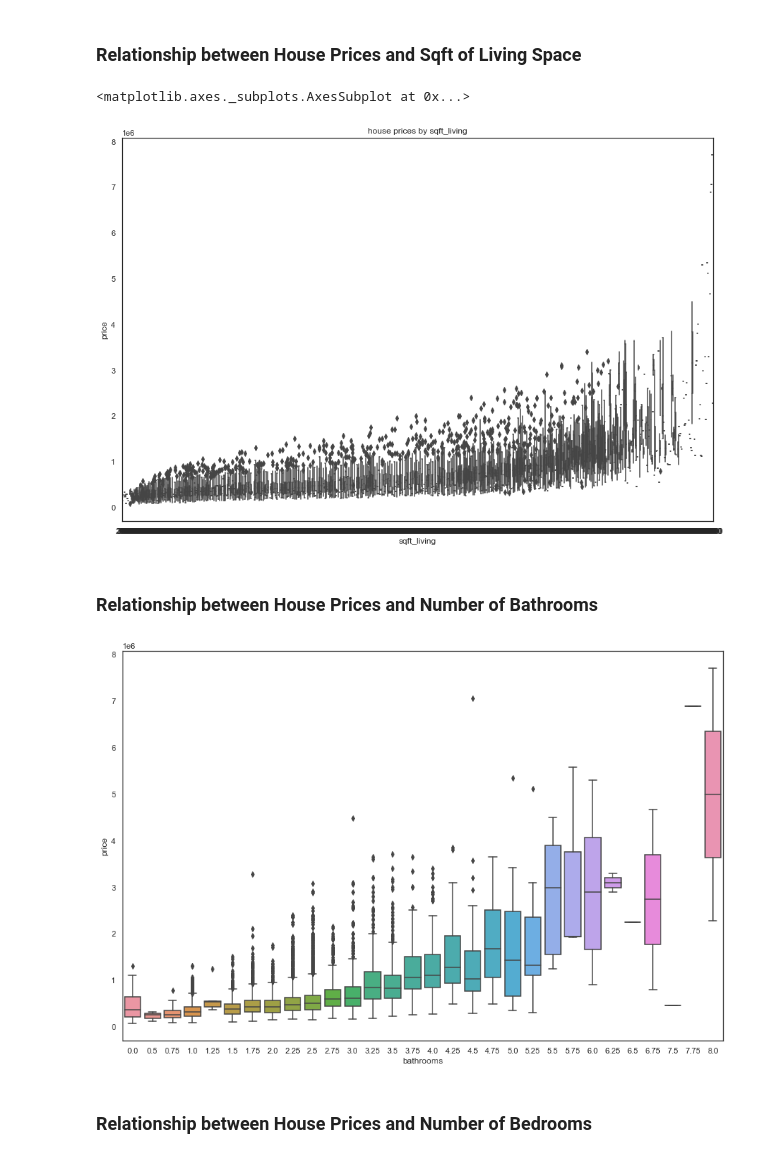
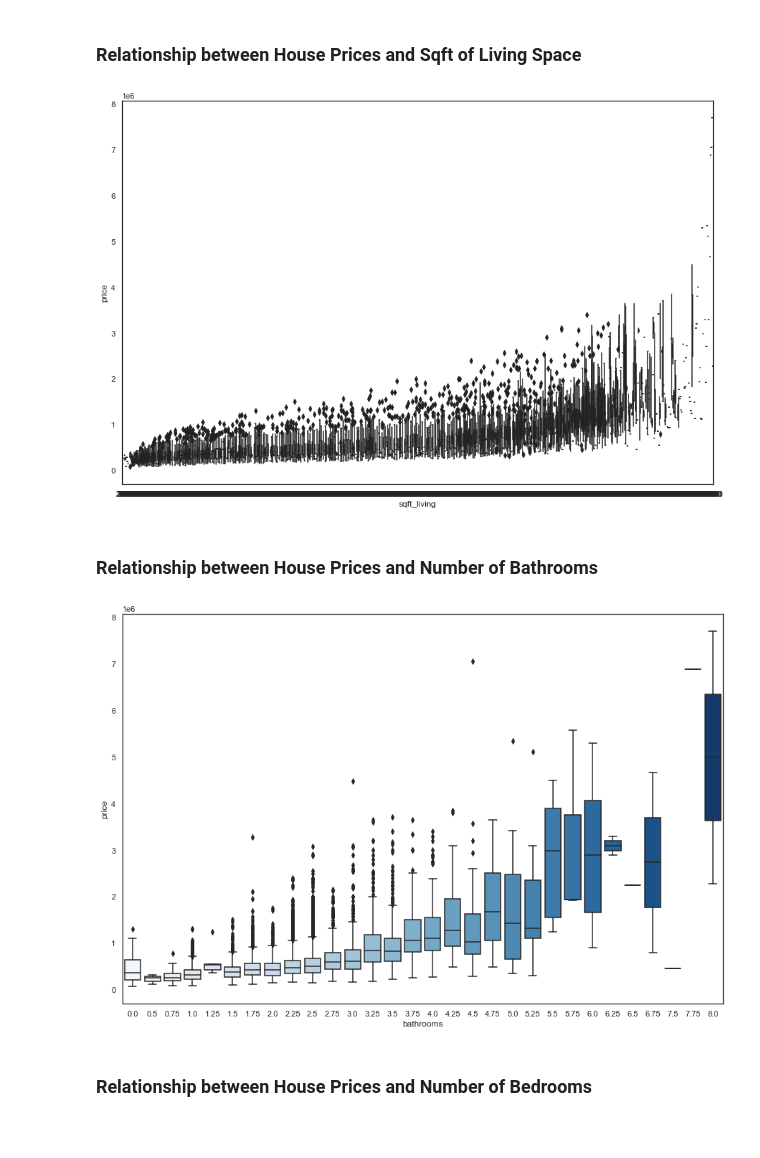
Before and after one commit to dsmoove/KingCountyHousing, a Jupyter notebook: Bakeoff_modeling_process.ipynb, the cells around one changed output. Saved outputs shown, nothing was run; the diff lists cells and outputs as text; code cells hidden in the pictures; blank space fills up the shorter version.

```diff
--- a/Bakeoff_modeling_process.ipynb
+++ b/Bakeoff_modeling_process.ipynb
@@ -22,8 +19,8 @@ sns.set(style="whitegrid")
 ## Import Data
 # %%
 #Read in data
-df = pd.read_csv('kc_house_data_train.csv')
-holdout = pd.read_csv('kc_house_data_test_features.csv')
+df = pd.read_csv('./data/kc_house_data_train.csv')
+holdout = pd.read_csv('./data/kc_house_data_test_features.csv')
 # %%
 #Drop Unnamed and id columns
 df = df.drop(['Unnamed: 0','id'],axis=1)
@@ -62,22 +60,18 @@ plt.show()
 ### Relationship between House Prices and Sqft of Living Space
 # %%
 #Plotting house prices vs sqft_living
-fig,axes=plt.subplots(nrows=1,ncols=1,figsize=(15,10))
-plt.title('house prices by sqft_living')
-plt.xlabel('sqft_living')
-plt.ylabel('house prices')
-sns.boxplot(x='sqft_living',y='price',data=df)
+fig,axes=plt.subplots(1,1,figsize=(15,10))
+sns.boxplot(x='sqft_living',y='price',data=df,palette="Blues");
 # %% [output]
-<matplotlib.axes._subplots.AxesSubplot at 0x...>
-[figure, old version]
+[figure, new version]
 # %% [markdown]
 ### Relationship between House Prices and Number of Bathrooms
 # %%
 #Plotting house prices vs # of bathrooms
 fig,axes=plt.subplots(1,1,figsize=(15,10))
-sns.boxplot(x='bathrooms',y='price',data=df);
+sns.boxplot(x='bathrooms',y='price',data=df,palette="Blues");
 # %% [output]
-[figure, old version]
+[figure, new version]
 # %% [markdown]
 ### Relationship between House Prices and Number of Bedrooms
 # %%
```
Also changed, not shown: parts of 39 cells of this notebook, 11 other files.
